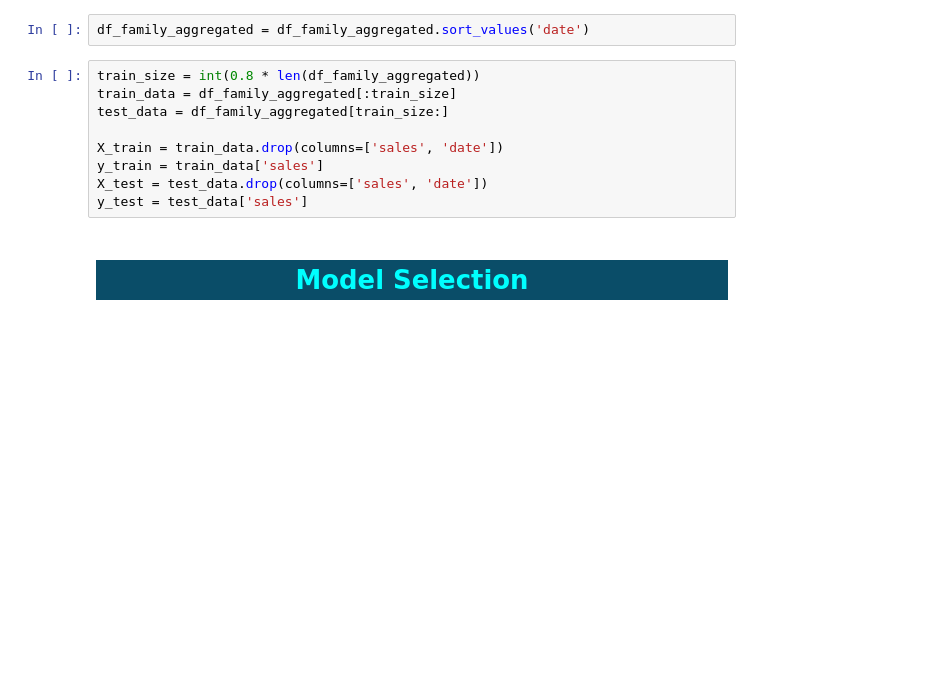
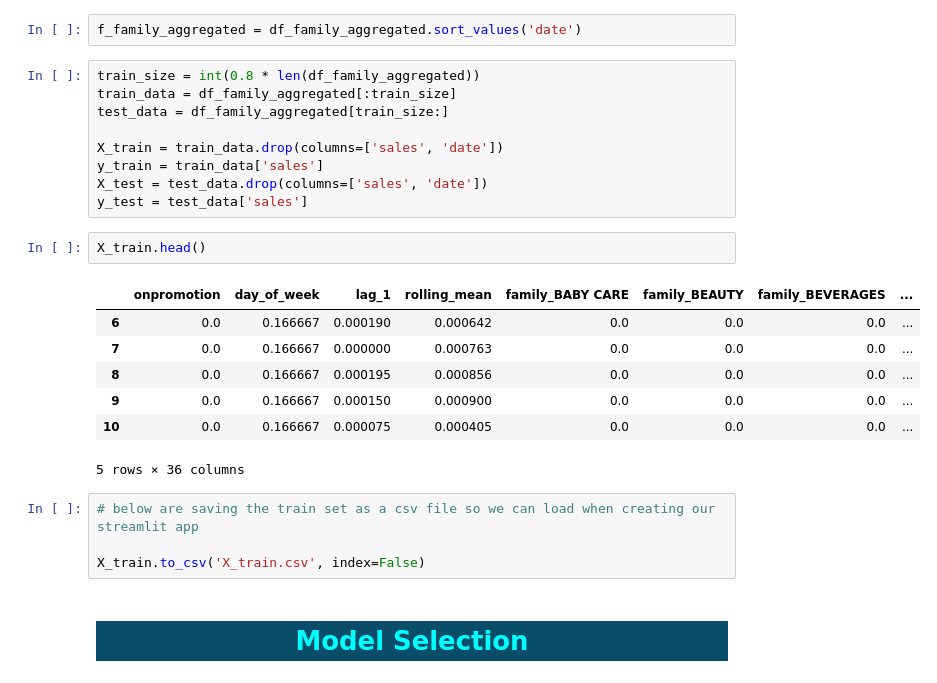
Before and after one commit to DzeBakuEso/lp_3_regress_sub, a Jupyter notebook: store_sales_forecasting.ipynb, the cells around one changed output. Cells and saved outputs as stored; diff of their text form; blank space fills up the shorter version.

```diff
--- a/store_sales_forecasting.ipynb
+++ b/store_sales_forecasting.ipynb
@@ -1507,7 +1067,7 @@ columns_to_scale = ['onpromotion', 'day_of_week', 'lag_1', 'rolling_mean', 'sale
 scaler = MinMaxScaler()
 df_family_aggregated[columns_to_scale] = scaler.fit_transform(df_family_aggregated[columns_to_scale])
 # %%
-df_family_aggregated = df_family_aggregated.sort_values('date')
+f_family_aggregated = df_family_aggregated.sort_values('date')
 # %%
 train_size = int(0.8 * len(df_family_aggregated))
 train_data = df_family_aggregated[:train_size]
@@ -1517,6 +1077,20 @@ X_train = train_data.drop(columns=['sales', 'date'])
 y_train = train_data['sales']
 X_test = test_data.drop(columns=['sales', 'date'])
 y_test = test_data['sales']
+# %%
+X_train.head()
+# %% [output]
+|  | onpromotion | day_of_week | lag_1 | rolling_mean | family_BABY CARE | family_BEAUTY | family_BEVERAGES | ... |
+| 6 | 0.0 | 0.166667 | 0.000190 | 0.000642 | 0.0 | 0.0 | 0.0 | ... |
+| 7 | 0.0 | 0.166667 | 0.000000 | 0.000763 | 0.0 | 0.0 | 0.0 | ... |
+| 8 | 0.0 | 0.166667 | 0.000195 | 0.000856 | 0.0 | 0.0 | 0.0 | ... |
+| 9 | 0.0 | 0.166667 | 0.000150 | 0.000900 | 0.0 | 0.0 | 0.0 | ... |
+| 10 | 0.0 | 0.166667 | 0.000075 | 0.000405 | 0.0 | 0.0 | 0.0 | ... |
+5 rows × 36 columns
+# %%
+# below are saving the train set as a csv file so we can load when creating our streamlit app
+
+X_train.to_csv('X_train.csv', index=False)
 # %% [markdown]
 
 <h1 style='background:#0A4D68; border:3; color:cyan; border-color:cyan; border-style:dotted;'><center> Model Selection</center></h1>
```
Also changed, not shown: parts of 102 cells of this notebook, 3 other files.
